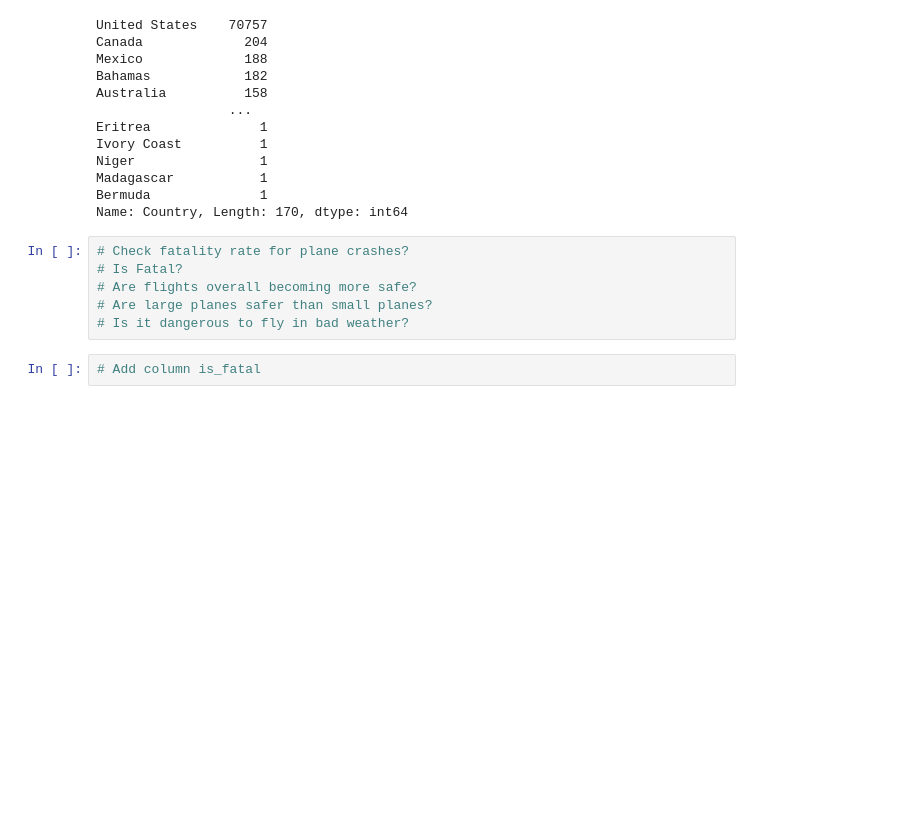
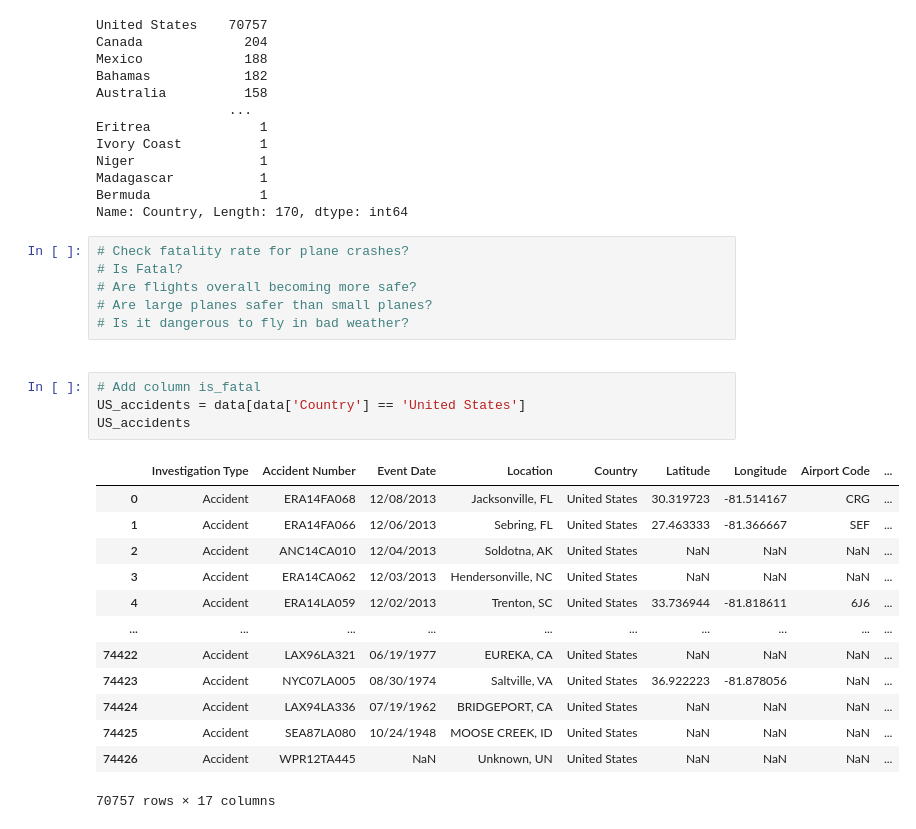
Before and after one commit to adkap2/Airplane_Crash_Analysis, a Jupyter notebook: airplane.ipynb, the cells around one changed output. Drawn from its saved outputs; the diff is of its cells as text; blank space fills up the shorter version.

```diff
--- a/airplane.ipynb
+++ b/airplane.ipynb
@@ -155,5 +155,27 @@ Name: Country, Length: 170, dtype: int64
 # Are flights overall becoming more safe?
 # Are large planes safer than small planes?
 # Is it dangerous to fly in bad weather?
+# %% [markdown]
+<!-- Narrow to United states
+Lat/Long only 30% of data
+Plot by state maybe
+Fatality rate {by_state, by_plane_type, by_year, by_weather}
+Build classifier based off US to predict fatalities -->
 # %%
 # Add column is_fatal
+US_accidents = data[data['Country'] == 'United States']
+US_accidents
+# %% [output]
+|  | Investigation Type | Accident Number | Event Date | Location | Country | Latitude | Longitude | Airport Code | ... |
+| 0 | Accident | ERA14FA068 | 12/08/2013 | Jacksonville, FL | United States | 30.319723 | -81.514167 | CRG | ... |
+| 1 | Accident | ERA14FA066 | 12/06/2013 | Sebring, FL | United States | 27.463333 | -81.366667 | SEF | ... |
+| 2 | Accident | ANC14CA010 | 12/04/2013 | Soldotna, AK | United States | NaN | NaN | NaN | ... |
+| 3 | Accident | ERA14CA062 | 12/03/2013 | Hendersonville, NC | United States | NaN | NaN | NaN | ... |
+| 4 | Accident | ERA14LA059 | 12/02/2013 | Trenton, SC | United States | 33.736944 | -81.818611 | 6J6 | ... |
+| ... | ... | ... | ... | ... | ... | ... | ... | ... | ... |
+| 74422 | Accident | LAX96LA321 | 06/19/1977 | EUREKA, CA | United States | NaN | NaN | NaN | ... |
+| 74423 | Accident | NYC07LA005 | 08/30/1974 | Saltville, VA | United States | 36.922223 | -81.878056 | NaN | ... |
+| 74424 | Accident | LAX94LA336 | 07/19/1962 | BRIDGEPORT, CA | United States | NaN | NaN | NaN | ... |
+| 74425 | Accident | SEA87LA080 | 10/24/1948 | MOOSE CREEK, ID | United States | NaN | NaN | NaN | ... |
+| 74426 | Accident | WPR12TA445 | NaN | Unknown, UN | United States | NaN | NaN | NaN | ... |
+70757 rows × 17 columns
```
Also changed, not shown: parts of 2 cells of this notebook.
